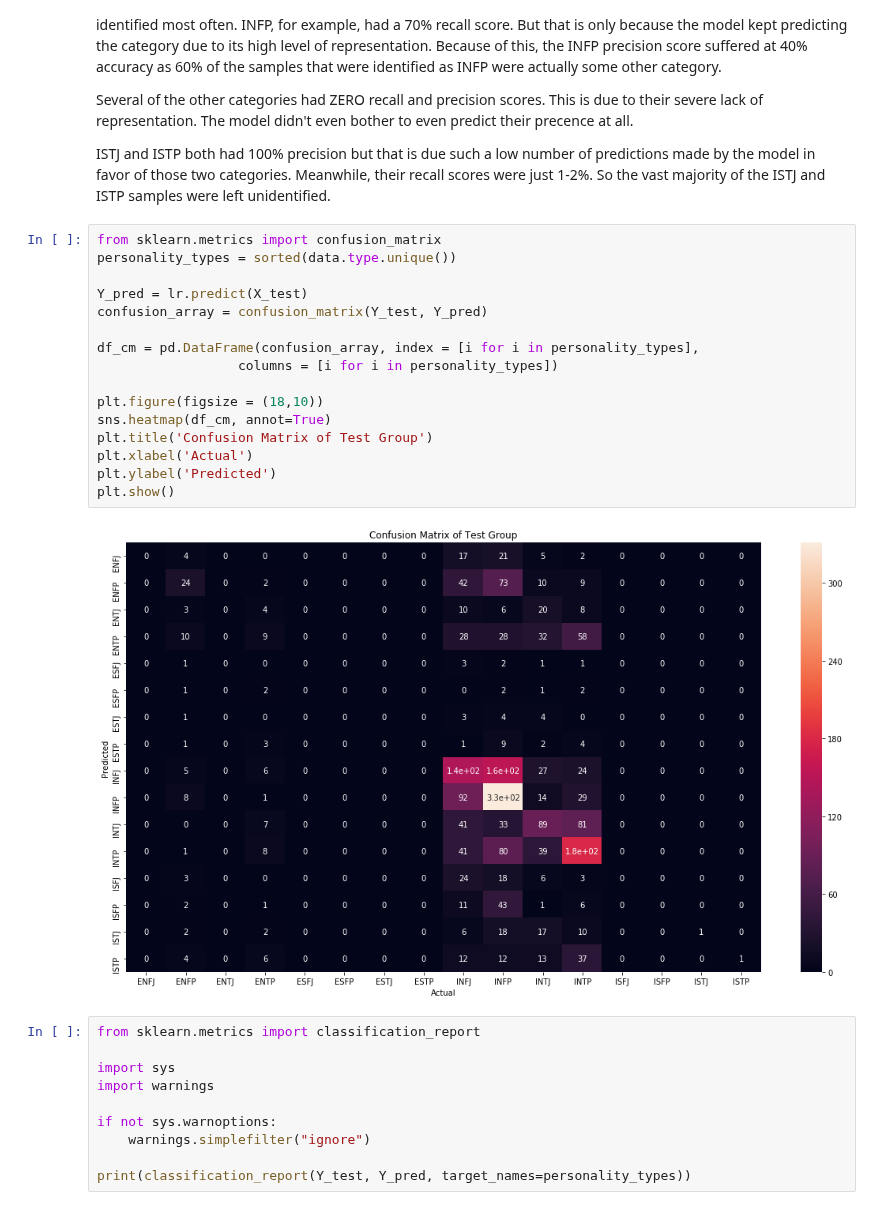
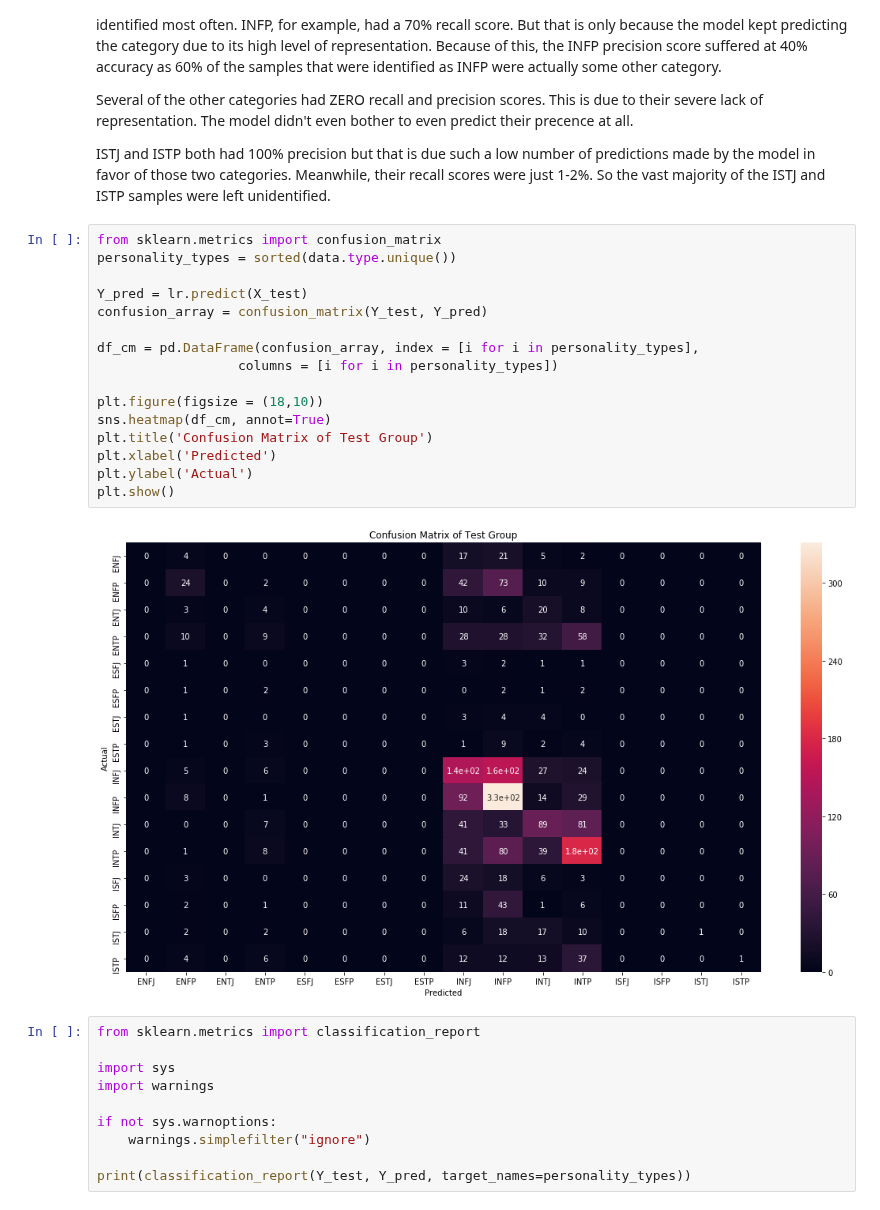
Before and after one commit to VincentG123/ThinkfulBootcamp, a Jupyter notebook: MyersBriggsPersonalityTestFinalCapstone-Presentation.ipynb, the cells around one changed output. Cells and saved outputs as stored; diff of their text form.

```diff
--- a/MyersBriggsPersonalityTestFinalCapstone-Presentation.ipynb
+++ b/MyersBriggsPersonalityTestFinalCapstone-Presentation.ipynb
@@ -301,21 +301,21 @@ ISTJ and ISTP both had 100% precision but that is due such a low number of predi
 # %%
 from sklearn.metrics import confusion_matrix
 personality_types = sorted(data.type.unique())
 
 Y_pred = lr.predict(X_test)
 confusion_array = confusion_matrix(Y_test, Y_pred)
 
 df_cm = pd.DataFrame(confusion_array, index = [i for i in personality_types],
                   columns = [i for i in personality_types])
 
 plt.figure(figsize = (18,10))
 sns.heatmap(df_cm, annot=True)
 plt.title('Confusion Matrix of Test Group')
-plt.xlabel('Actual')
-plt.ylabel('Predicted')
+plt.xlabel('Predicted')
+plt.ylabel('Actual')
 plt.show()
 # %% [output]
-[figure, old version]
+[figure, new version]
 # %%
 from sklearn.metrics import classification_report
 
```
Also changed, not shown: parts of 1 cell of this notebook.
